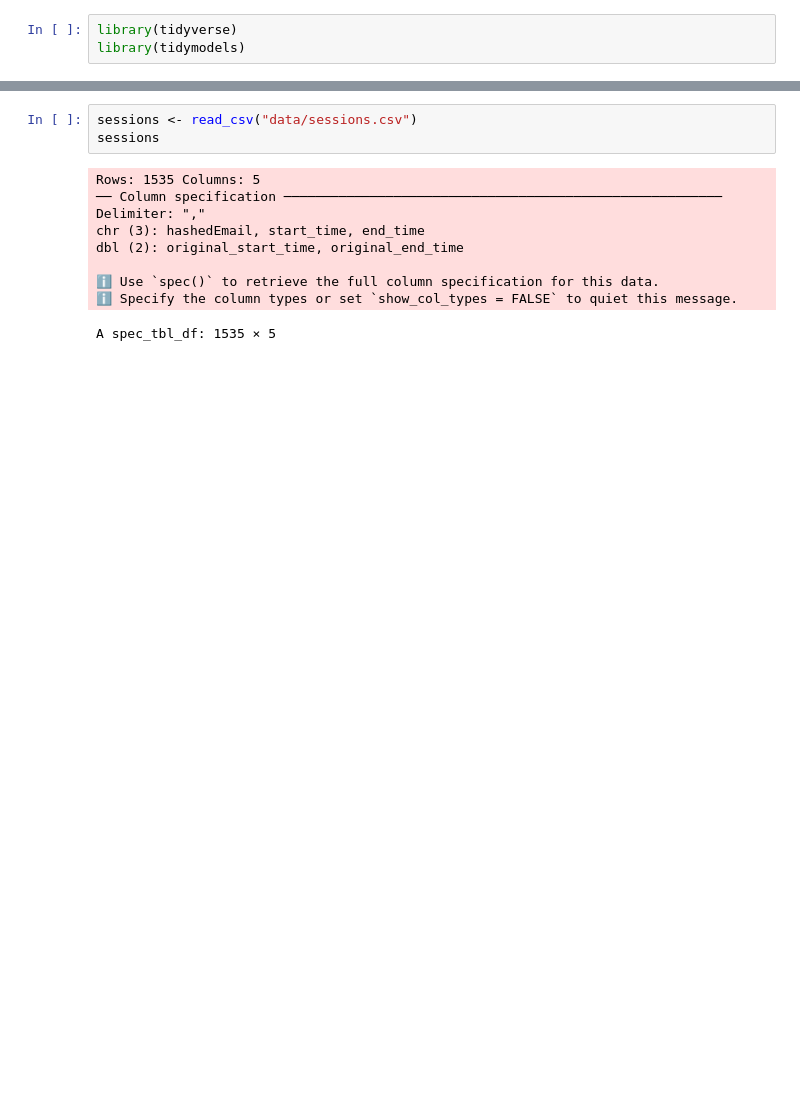
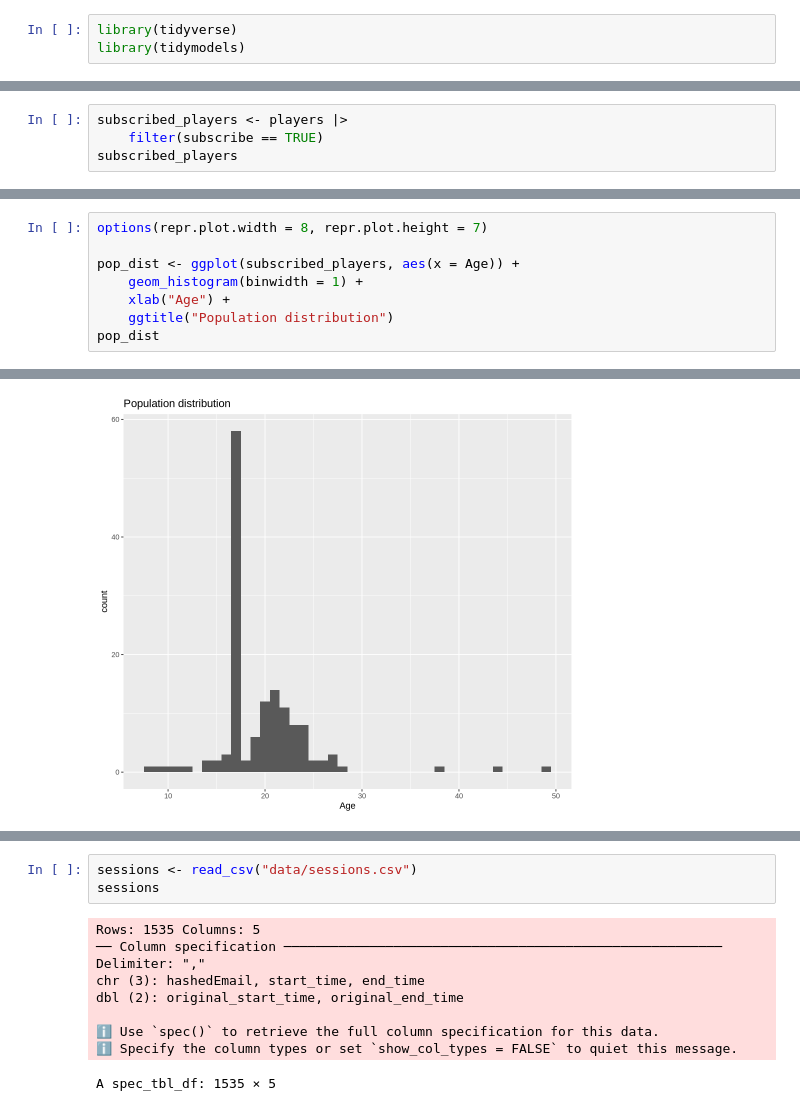
Before and after one commit to soondoongdori/mc_data, a Jupyter notebook: dsci100_project/project.ipynb, the cells around one changed output, grey strips where cells are left out. Drawn from its saved outputs; the diff is of its cells as text; blank space fills up the shorter version.

```diff
--- a/dsci100_project/project.ipynb
+++ b/dsci100_project/project.ipynb
@@ -41,0 +84,4 @@ A spec_tbl_df: 196 × 7
+# %%
+subscribed_players <- players |>
+    filter(subscribe == TRUE)
+subscribed_players
@@ -41,0 +108,9 @@ A spec_tbl_df: 196 × 7
+# %%
+options(repr.plot.width = 8, repr.plot.height = 7)
+
+pop_dist <- ggplot(subscribed_players, aes(x = Age)) +
+    geom_histogram(binwidth = 1) +
+    xlab("Age") +
+    ggtitle("Population distribution")
+pop_dist
+# %% [output]
@@ -42 +119,2 @@ A spec_tbl_df: 196 × 7
+[figure, added]
 # %%
```
Also changed, not shown: parts of 12 cells of this notebook.
